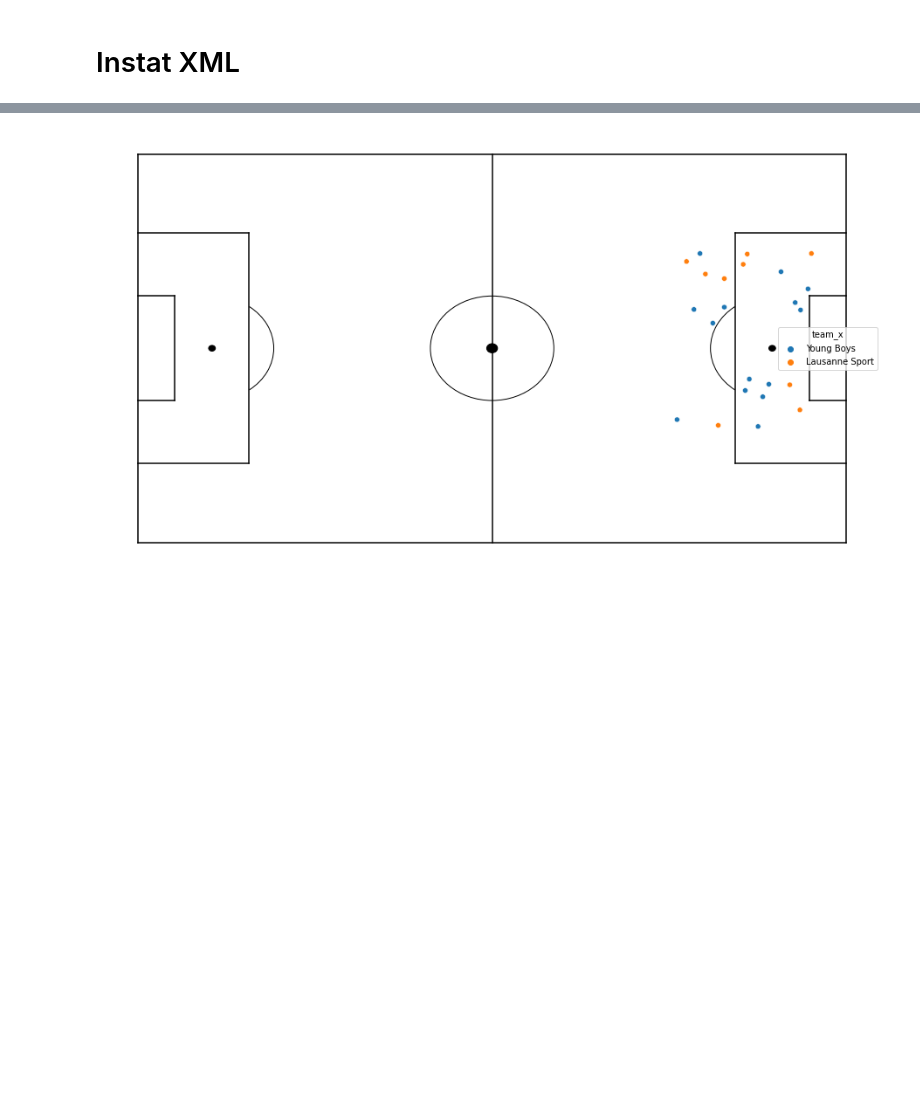
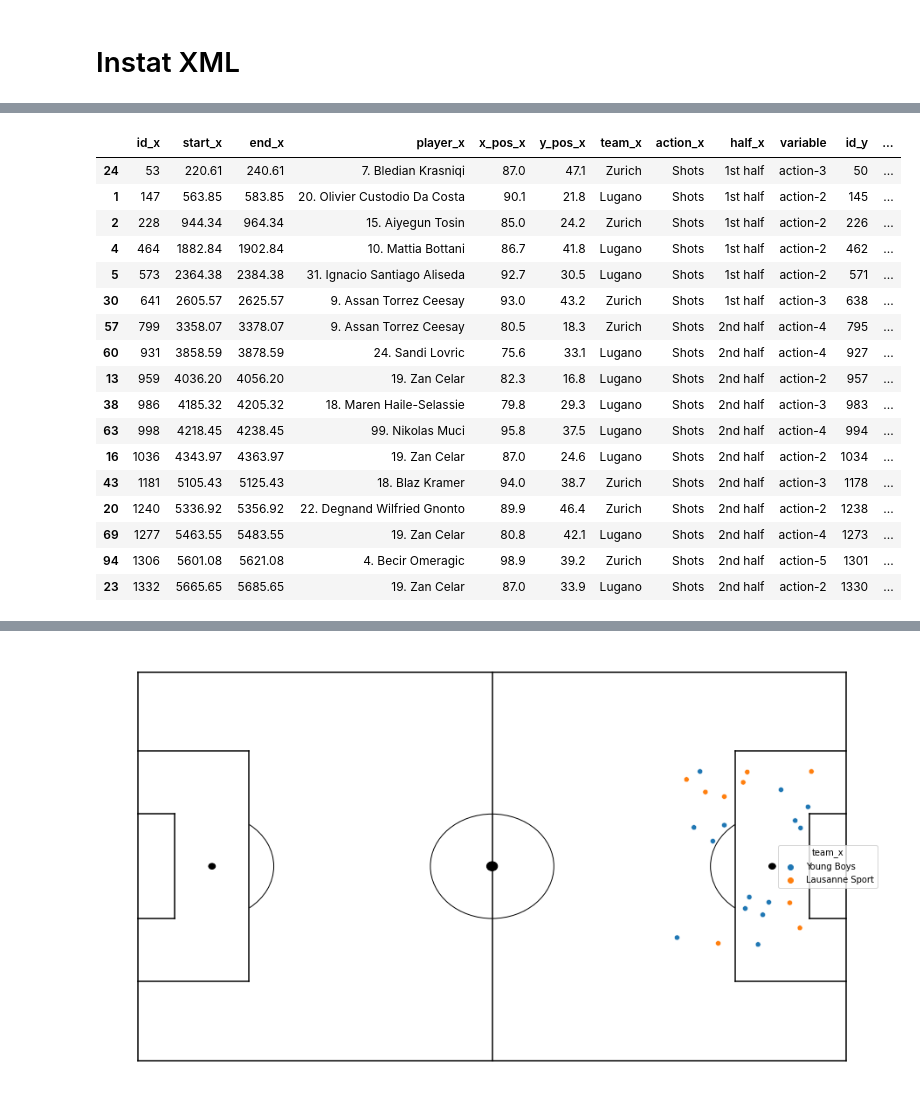
Before and after one commit to keepertrainer78698/youth-base, a Jupyter notebook: goalkeeping/int-goalkeeping/events.ipynb, the cells around one changed output, grey strips where cells are left out. Cells and saved outputs as stored; diff of their text form; code cells hidden in the pictures; blank space fills up the shorter version.

```diff
--- a/goalkeeping/int-goalkeeping/events.ipynb
+++ b/goalkeeping/int-goalkeeping/events.ipynb
@@ -415,13 +415,15 @@ import json
 import xml.etree.ElementTree as etree
 
 # Field dimension on Instat 105 x 68 y
-source_data = '/Users/matthiashugli/Dropbox/bucket/sample-data/23-10-2021--Switzerland--Credit-Suisse-Super-LeagueYoung-Boys-3-2-Lausanne-Sport20220114-59145-1qa9f5x.xml'
+source_data = '/Users/matthiashugli/Dropbox/bucket/sample-data/23-10-2021--Switzerland--Credit-Suisse-Super-LeagueYoung-Boys-3-2-Lausanne-Sport20220219-66516-179dlqa.xml'
 large_data = '/Users/matthiashugli/Dropbox/bucket/sample-data/23-10-2021--Switzerland--Credit-Suisse-Super-LeagueYoung-Boys-3-2-Lausanne-Sport20220119-89784-gbgtk8.xml'
+filtered_export = '/Users/matthiashugli/Dropbox/bucket/sample-data/13-02-2022--Switzerland--Credit-Suisse-Super-LeagueZurich-3-0-Lugano20220216-61331-brm4vi.xml'
+#filtered_export = '/Users/matthiashugli/Dropbox/bucket/sample-data/13-02-2022--Switzerland--Credit-Suisse-Super-LeagueZurich-3-0-Lugano20220217-48763-1if7ja.xml'
 test_source = '/Users/matthiashugli/Downloads/test.xml'
 
 #data = pd.read_xml(test_source)
 
-prstree = etree.parse(large_data)
+prstree = etree.parse(source_data)
 root = prstree.getroot()
 
 event_items = []
@@ -455,8 +503,9 @@ df = df.astype(data_types_dict)
 # %%
-actions_lookat = ['Goals', 'Shots', 'Shot on target', 'Wide shot', 'Dribbling', 'Passes accurate', 'Passes (inaccurate)', 'Crosses (accurate)', 'Crosses (inaccurate)', 'Picking-ups', 'Interceptions', 'Penalty attack']
+#actions_lookat = ['Shots', 'Shot on target', 'Wide shot', 'Dribbling', 'Passes accurate', 'Passes (inaccurate)', 'Crosses (accurate)', 'Crosses (inaccurate)', 'Picking-ups', 'Interceptions', 'Penalty attack']
+#actions_lookat = ['Goals', 'Shots', 'Shot on target', 'Wide shot', 'Dribbling', 'Passes accurate', 'Passes (inaccurate)', 'Crosses (accurate)', 'Crosses (inaccurate)', 'Picking-ups', 'Interceptions', 'Penalty attack', 'Assists']
 
 #box_passes = df[(df.action.isin(actions_lookat)) & (df.team == 'Young Boys')].reset_index()
-box_passes = df[df.action.isin(actions_lookat)].reset_index()
+box_passes = df.reset_index()
 box_passes.rename(columns={'index': 'id'}, inplace=True)
 box_passes['action-1'] = box_passes.id.shift(1)
 box_passes['action-2'] = box_passes.id.shift(2)
@@ -467,6 +516,7 @@ box_passes['action+1'] = box_passes.id.shift(-1)
 box_passes['action+2'] = box_passes.id.shift(-2)
 box_passes['action+3'] = box_passes.id.shift(-3)
 box_passes['action+4'] = box_passes.id.shift(-4)
+#box_passes = box_passes[box_passes.action == 'Shots']
 #box_passes['id_diff'] = box_passes.id -  box_passes.id.shift(1)
 #df[df.action.isin(['Shot on target (saved)', 'Wide shot (Goalkeepers)', 'Goals conceded'])]
 #sandbox = df[2423:2443] # one Situation with Pass Rieder --> Pass Fasnacht --> Shot Garcia
@@ -475,6 +525,46 @@ box_passes['action+4'] = box_passes.id.shift(-4)
 #sandbox
 
 # Interessante Situation Direktschuss Mahou - Save Dävu df[2423:2443]
+# %%
+melt_box_passes = pd.melt(box_passes, id_vars=box_passes.iloc[:,:9], value_vars=box_passes.iloc[:,10:])
+melt_box_passes = melt_box_passes[melt_box_passes['action'] == 'Shots']
+melt_box_passes.dropna(subset=['value'], inplace=True)
+melt_box_passes.merge(box_passes, left_on='value', right_on='id')
+melt_box_passes['value'] = melt_box_passes['value'].astype('int64')
+merge_box_passes = melt_box_passes.merge(box_passes, left_on='value', right_on='id').reset_index()
+merge_box_passes.drop(columns=['action-1', 'action-2', 'action-3', 'action-4', 'action-5', 'action+1', 'action+2',
+'action+3', 'action+4', 'action-1', 'action-1', 'value', 'index', 'half_y'], inplace=True)
+# %%
+merge_box_passes['time_diff'] = (merge_box_passes['start_y'] - merge_box_passes['start_x'])
+merge_box_passes['field_progression'] = merge_box_passes['x_pos_x'] - merge_box_passes['x_pos_y']
+#merge_box_passes['creating_assist'] = np.where()
+# %%
+chance_creation = merge_box_passes[(merge_box_passes['time_diff'] < 0) & (merge_box_passes['team_x'] == merge_box_passes['team_y']) \
+    & (merge_box_passes['action_y'].isin(['Passes accurate', 'Passes (inaccurate)']))] \
+        .sort_values(by=['id_x', 'time_diff']).drop_duplicates(subset=['id_x'], keep='last')
+#chance_creation['time_diff'].mean() + (chance_creation['time_diff'].std() * -1) * 2
+chance_creation
+
+# if diff 0 and free-kick then free-kick
+# %% [output]
+|  | id_x | start_x | end_x | player_x | x_pos_x | y_pos_x | team_x | action_x | half_x | variable | id_y | ... |
+| 24 | 53 | 220.61 | 240.61 | 7. Bledian Krasniqi | 87.0 | 47.1 | Zurich | Shots | 1st half | action-3 | 50 | ... |
+| 1 | 147 | 563.85 | 583.85 | 20. Olivier Custodio Da Costa | 90.1 | 21.8 | Lugano | Shots | 1st half | action-2 | 145 | ... |
+| 2 | 228 | 944.34 | 964.34 | 15. Aiyegun Tosin | 85.0 | 24.2 | Zurich | Shots | 1st half | action-2 | 226 | ... |
+| 4 | 464 | 1882.84 | 1902.84 | 10. Mattia Bottani | 86.7 | 41.8 | Lugano | Shots | 1st half | action-2 | 462 | ... |
+| 5 | 573 | 2364.38 | 2384.38 | 31. Ignacio Santiago Aliseda | 92.7 | 30.5 | Lugano | Shots | 1st half | action-2 | 571 | ... |
+| 30 | 641 | 2605.57 | 2625.57 | 9. Assan Torrez Ceesay | 93.0 | 43.2 | Zurich | Shots | 1st half | action-3 | 638 | ... |
+| 57 | 799 | 3358.07 | 3378.07 | 9. Assan Torrez Ceesay | 80.5 | 18.3 | Zurich | Shots | 2nd half | action-4 | 795 | ... |
+| 60 | 931 | 3858.59 | 3878.59 | 24. Sandi Lovric | 75.6 | 33.1 | Lugano | Shots | 2nd half | action-4 | 927 | ... |
+| 13 | 959 | 4036.20 | 4056.20 | 19. Zan Celar | 82.3 | 16.8 | Lugano | Shots | 2nd half | action-2 | 957 | ... |
+| 38 | 986 | 4185.32 | 4205.32 | 18. Maren Haile-Selassie | 79.8 | 29.3 | Lugano | Shots | 2nd half | action-3 | 983 | ... |
+| 63 | 998 | 4218.45 | 4238.45 | 99. Nikolas Muci | 95.8 | 37.5 | Lugano | Shots | 2nd half | action-4 | 994 | ... |
+| 16 | 1036 | 4343.97 | 4363.97 | 19. Zan Celar | 87.0 | 24.6 | Lugano | Shots | 2nd half | action-2 | 1034 | ... |
+| 43 | 1181 | 5105.43 | 5125.43 | 18. Blaz Kramer | 94.0 | 38.7 | Zurich | Shots | 2nd half | action-3 | 1178 | ... |
+| 20 | 1240 | 5336.92 | 5356.92 | 22. Degnand Wilfried Gnonto | 89.9 | 46.4 | Zurich | Shots | 2nd half | action-2 | 1238 | ... |
+| 69 | 1277 | 5463.55 | 5483.55 | 19. Zan Celar | 80.8 | 42.1 | Lugano | Shots | 2nd half | action-4 | 1273 | ... |
+| 94 | 1306 | 5601.08 | 5621.08 | 4. Becir Omeragic | 98.9 | 39.2 | Zurich | Shots | 2nd half | action-5 | 1301 | ... |
+| 23 | 1332 | 5665.65 | 5685.65 | 19. Zan Celar | 87.0 | 33.9 | Lugano | Shots | 2nd half | action-2 | 1330 | ... |
 # %%
 melt_box_passes = pd.melt(box_passes, id_vars=box_passes.iloc[:,:9], value_vars=box_passes.iloc[:,10:])
 melt_box_passes.dropna(subset=['value'], inplace=True)
```
Also changed, not shown: parts of 10 cells of this notebook.
